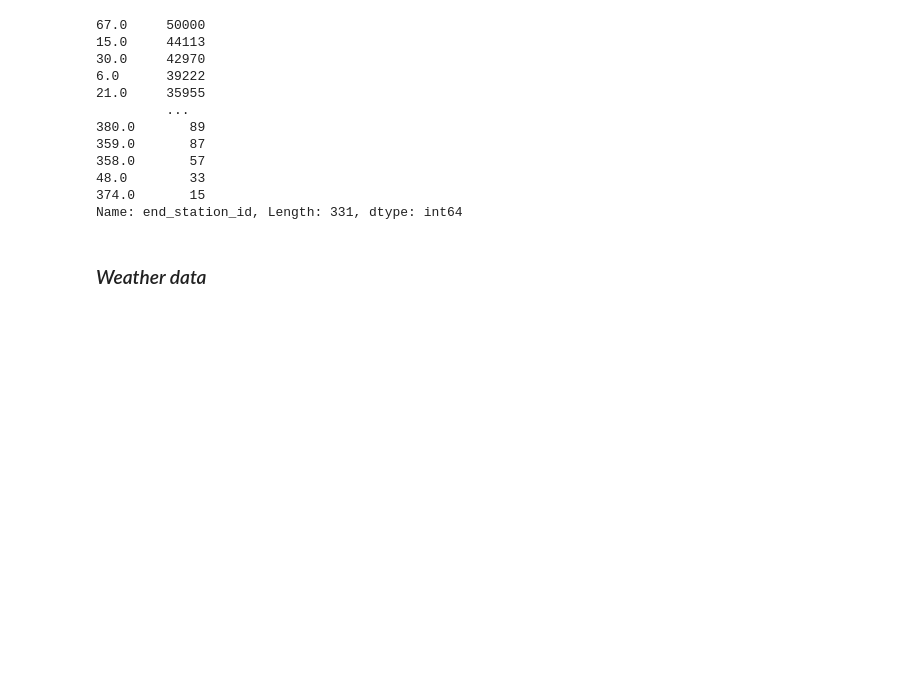
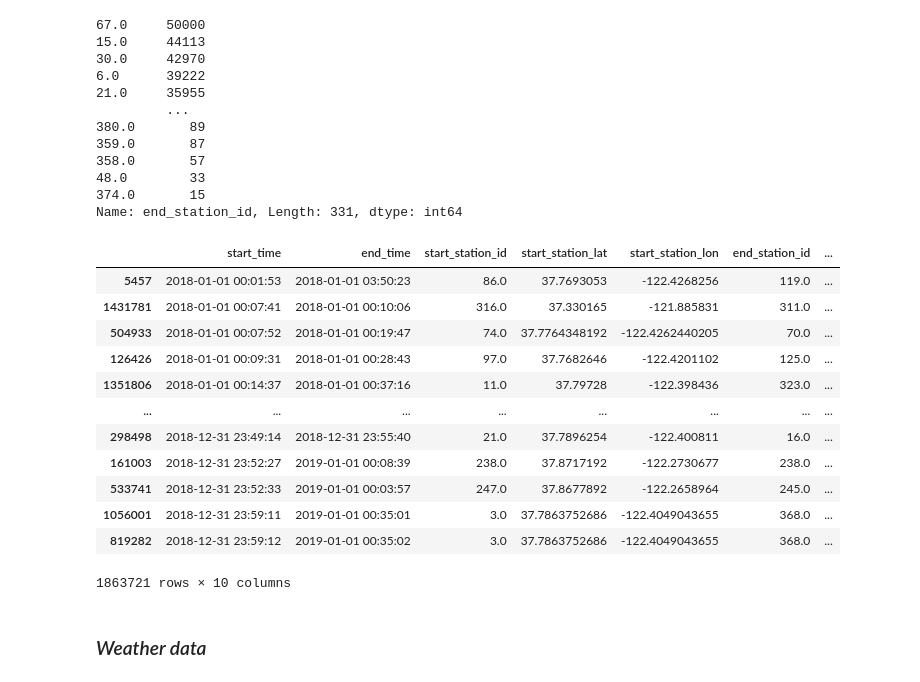
Before and after one commit to darebakdavca/Team_Project_DSML, a Jupyter notebook: Notebooks/3_Data_Preparation.ipynb, the cells around one changed output. Drawn from its saved outputs; the diff is of its cells as text; code cells hidden in the pictures; blank space fills up the shorter version.

```diff
--- a/Notebooks/3_Data_Preparation.ipynb
+++ b/Notebooks/3_Data_Preparation.ipynb
@@ -353,6 +353,24 @@ baywheels_df['end_station_id'].value_counts()
 48.0        33
 374.0       15
 Name: end_station_id, Length: 331, dtype: int64
+# %%
+# sort the df by start_time
+baywheels_df = baywheels_df.sort_values(by='start_time')
+baywheels_df
+# %% [output]
+|  | start_time | end_time | start_station_id | start_station_lat | start_station_lon | end_station_id | ... |
+| 5457 | 2018-01-01 00:01:53 | 2018-01-01 03:50:23 | 86.0 | 37.7693053 | -122.4268256 | 119.0 | ... |
+| 1431781 | 2018-01-01 00:07:41 | 2018-01-01 00:10:06 | 316.0 | 37.330165 | -121.885831 | 311.0 | ... |
+| 504933 | 2018-01-01 00:07:52 | 2018-01-01 00:19:47 | 74.0 | 37.7764348192 | -122.4262440205 | 70.0 | ... |
+| 126426 | 2018-01-01 00:09:31 | 2018-01-01 00:28:43 | 97.0 | 37.7682646 | -122.4201102 | 125.0 | ... |
+| 1351806 | 2018-01-01 00:14:37 | 2018-01-01 00:37:16 | 11.0 | 37.79728 | -122.398436 | 323.0 | ... |
+| ... | ... | ... | ... | ... | ... | ... | ... |
+| 298498 | 2018-12-31 23:49:14 | 2018-12-31 23:55:40 | 21.0 | 37.7896254 | -122.400811 | 16.0 | ... |
+| 161003 | 2018-12-31 23:52:27 | 2019-01-01 00:08:39 | 238.0 | 37.8717192 | -122.2730677 | 238.0 | ... |
+| 533741 | 2018-12-31 23:52:33 | 2019-01-01 00:03:57 | 247.0 | 37.8677892 | -122.2658964 | 245.0 | ... |
+| 1056001 | 2018-12-31 23:59:11 | 2019-01-01 00:35:01 | 3.0 | 37.7863752686 | -122.4049043655 | 368.0 | ... |
+| 819282 | 2018-12-31 23:59:12 | 2019-01-01 00:35:02 | 3.0 | 37.7863752686 | -122.4049043655 | 368.0 | ... |
+1863721 rows × 10 columns
 # %% [markdown]
 ### *Weather data*
 # %%
```
